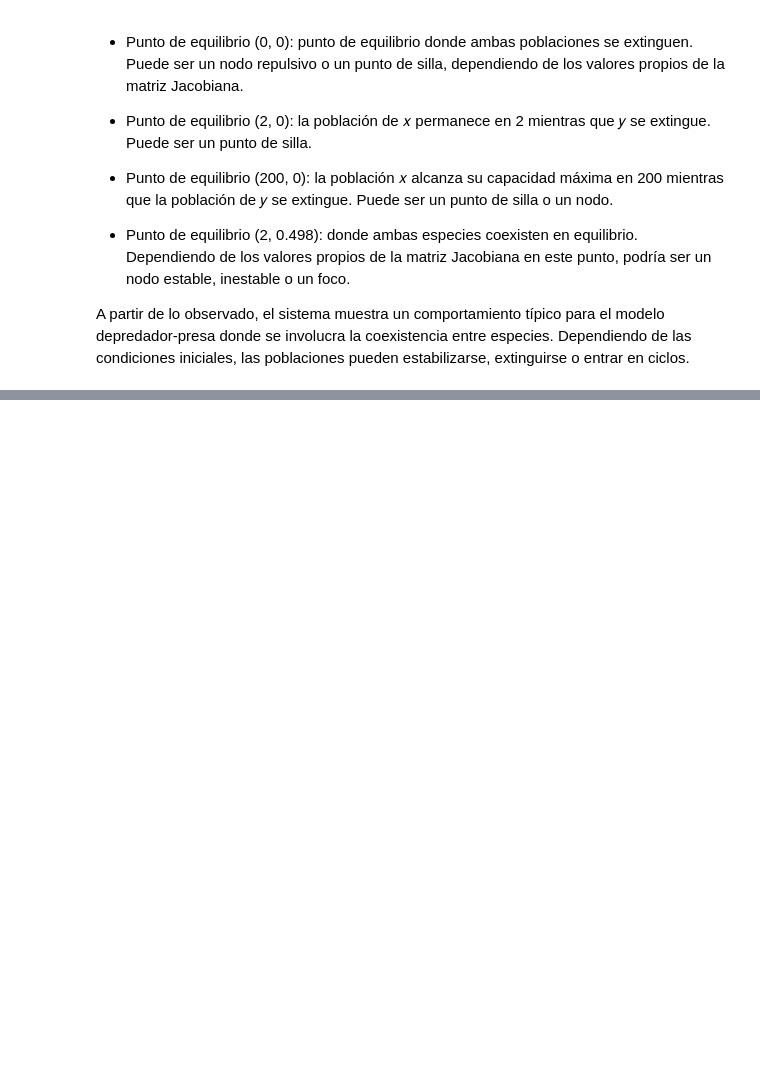
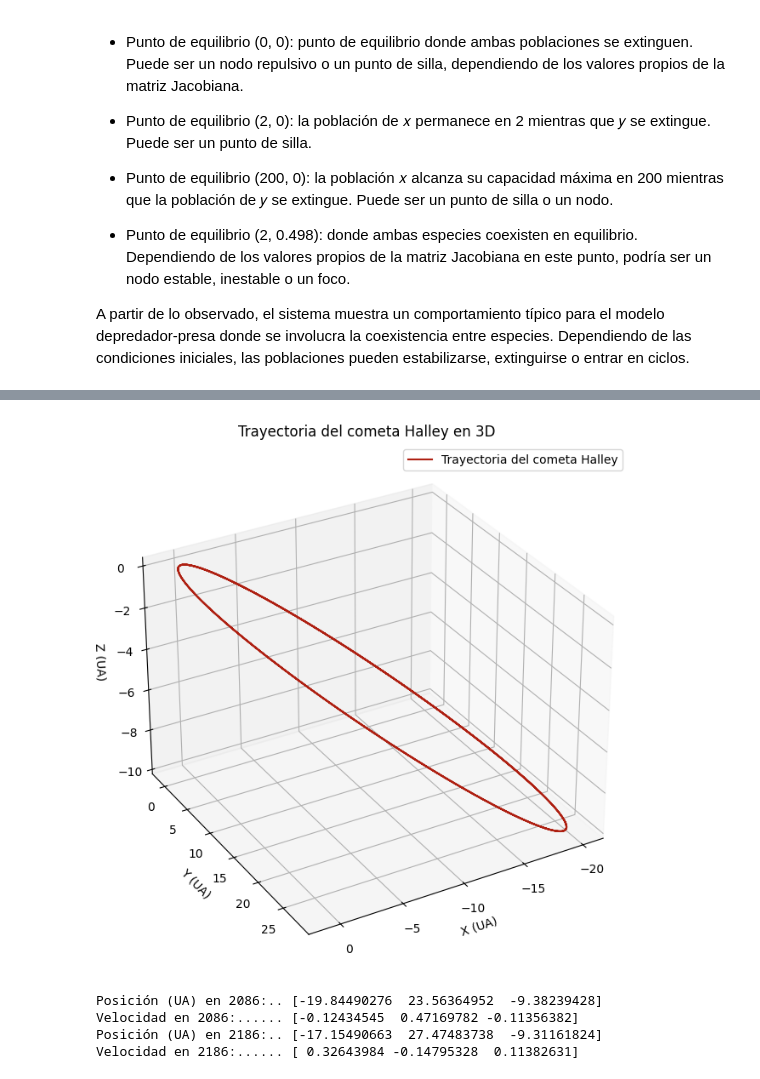
Before and after one commit to emiliosolanoo21/Runge-Kutta, a Jupyter notebook: runge-kutta.ipynb, the cells around one changed output, grey strips where cells are left out. Cells and saved outputs as stored; diff of their text form; code cells hidden in the pictures; blank space fills up the shorter version.

```diff
--- a/runge-kutta.ipynb
+++ b/runge-kutta.ipynb
@@ -355,0 +401,21 @@ A partir de lo observado, el sistema muestra un comportamiento típico para el m
+# %%
+# Constantes
+mu = 4 * np.pi**2
+dt = 0.01  # Paso de tiempo en años
+t_final = 250  # Tiempo final en años
+
+# Condiciones iniciales
+p0 = np.array([0.325514, -0.459460, 0.166229])
+v0 = np.array([-9.096111, -6.916686, -1.305721])
+u0 = np.concatenate((p0, v0))
+
+# Tiempo y almacenamiento de resultados
+t = 0
+n_steps = int(t_final / dt)
+trajectory = np.zeros((n_steps, 6))
+
+# Simulación
+for i in range(n_steps):
+    trajectory[i] = u0
+    u0 = rk4_step(f, t, u0, dt, mu)
+    t += dt
@@ -355,0 +464,36 @@ A partir de lo observado, el sistema muestra un comportamiento típico para el m
+# %%
+# Graficar la trayectoria en 3D
+
+fig = plt.figure(figsize=(10, 8))
+ax = fig.add_subplot(111, projection='3d')
+
+ax.plot(x, y, z, label='Trayectoria del cometa Halley', color='#ae2012')
+
+ax.set_xlabel('X (UA)')
+ax.set_ylabel('Y (UA)')
+ax.set_zlabel('Z (UA)')
+ax.set_title('Trayectoria del cometa Halley en 3D')
+
+ax.view_init(elev=30, azim=60)
+
+ax.legend()
+plt.show()
+# %% [output]
+[figure, added]
+# %%
+# Posición y velocidad a los 100 años (2086)
+pos_2086 = trajectory[int(100 / dt), :3]
+vel_2086 = trajectory[int(100 / dt), 3:]
+print("Posición (UA) en 2086:..", pos_2086)
+print("Velocidad en 2086:......", vel_2086)
+
+# Posición y velocidad a los 200 años (2186)
+pos_2186 = trajectory[int(200 / dt), :3]
+vel_2186 = trajectory[int(200 / dt), 3:]
+print("Posición (UA) en 2186:..", pos_2186)
+print("Velocidad en 2186:......", vel_2186)
+# %% [output]
+Posición (UA) en 2086:.. [-19.84490276  23.56364952  -9.38239428]
+Velocidad en 2086:...... [-0.12434545  0.47169782 -0.11356382]
+Posición (UA) en 2186:.. [-17.15490663  27.47483738  -9.31161824]
+Velocidad en 2186:...... [ 0.32643984 -0.14795328  0.11382631]
```
Also changed, not shown: parts of 12 cells of this notebook.
